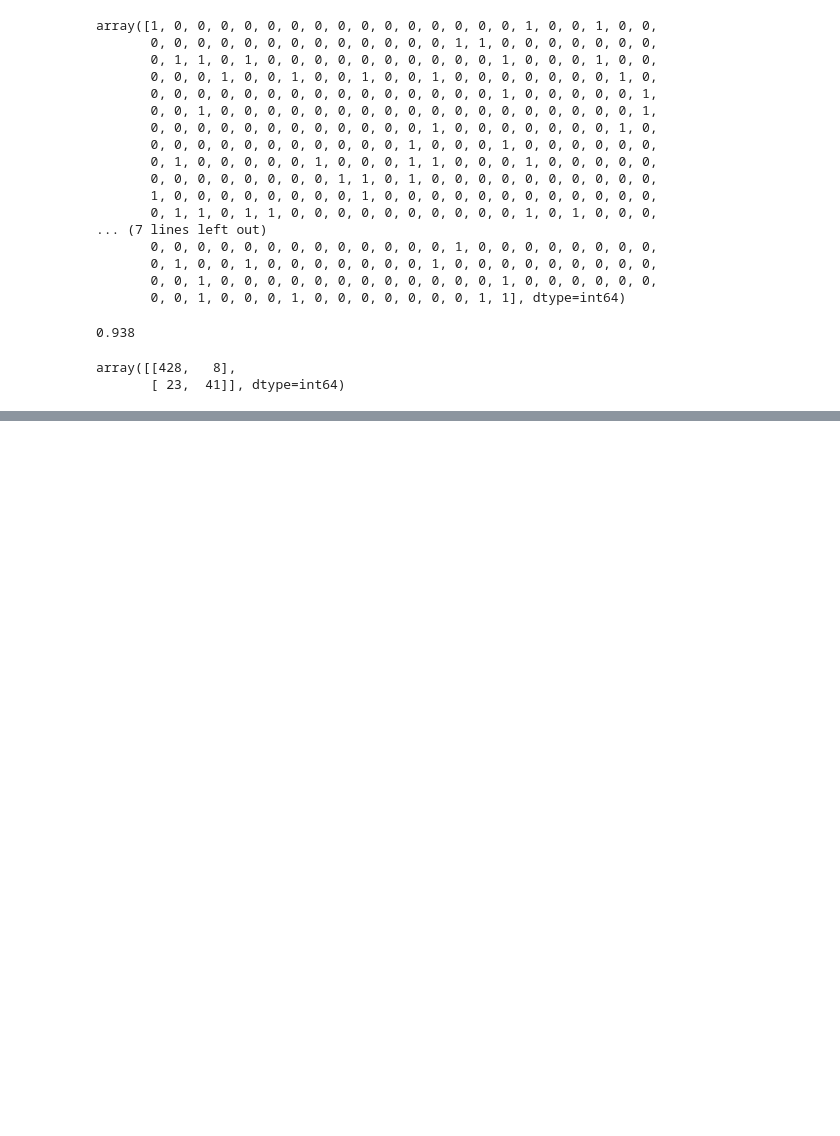
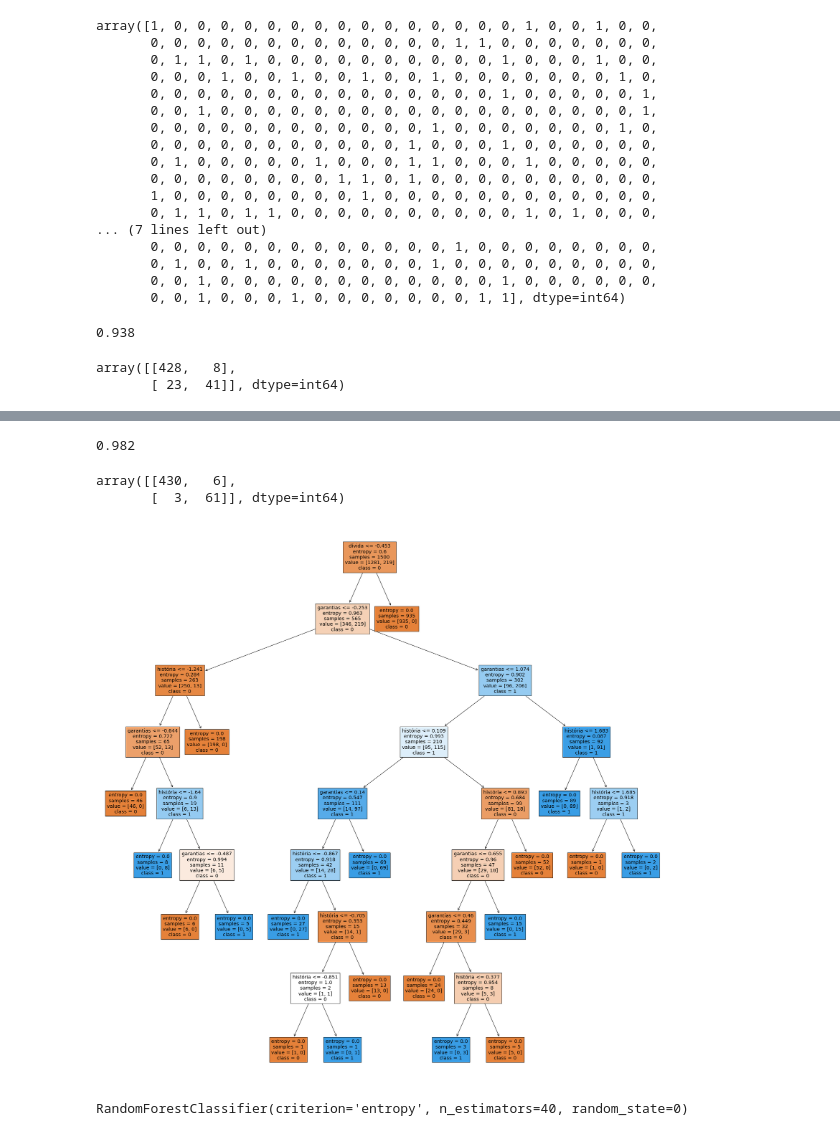
Before and after one commit to Eliaindio/machine_learning_e_data_science, a Jupyter notebook: credit_training.ipynb, the cells around one changed output, grey strips where cells are left out. Cells and saved outputs as stored; diff of their text form; code cells hidden in the pictures; blank space fills up the shorter version.

Commit message:
End of Forest Training

```diff
--- a/credit_training.ipynb
+++ b/credit_training.ipynb
@@ -75,3 +75,6 @@ confusion_matrix(y_credit_teste, previsoes)
 # %% [output]
 array([[428,   8],
        [ 23,  41]], dtype=int64)
+# %%
+with open('credit.pkl', 'rb') as f:
+    X_credit_treinamento, y_credit_treinamento, X_credit_teste, y_credit_teste = pickle.load(f)
@@ -77,0 +91,4 @@ array([[428,   8],
+# %%
+arvore_credit = DecisionTreeClassifier(criterion='entropy', random_state = 0)
+# %%
+arvore_credit.fit(X_credit_treinamento, y_credit_treinamento)
@@ -77,0 +121,17 @@ array([[428,   8],
+# %%
+accuracy_score(y_credit_teste, previsoes)
+# %% [output]
+0.982
+# %%
+confusion_matrix(y_credit_teste, previsoes)
+# %% [output]
+array([[430,   6],
+       [  3,  61]], dtype=int64)
+# %%
+from sklearn import tree
+previsores = ['história', 'dívida', 'garantias', 'rendas']
+fig, eixos = plt.subplots(nrows=1, ncols=1, figsize=(30,30))
+tree.plot_tree(arvore_credit, feature_names=previsores, class_names = ['0', '1'],filled=True);
+fig.savefig('arvore_credit.png')
+# %% [output]
+[figure, added]
@@ -77,0 +145,4 @@ array([[428,   8],
+# %%
+random_forest_credit.fit(X_credit_treinamento, y_credit_treinamento)
+# %% [output]
+RandomForestClassifier(criterion='entropy', n_estimators=40, random_state=0)
```
Also changed, not shown: parts of 15 cells of this notebook, 2 other files.
